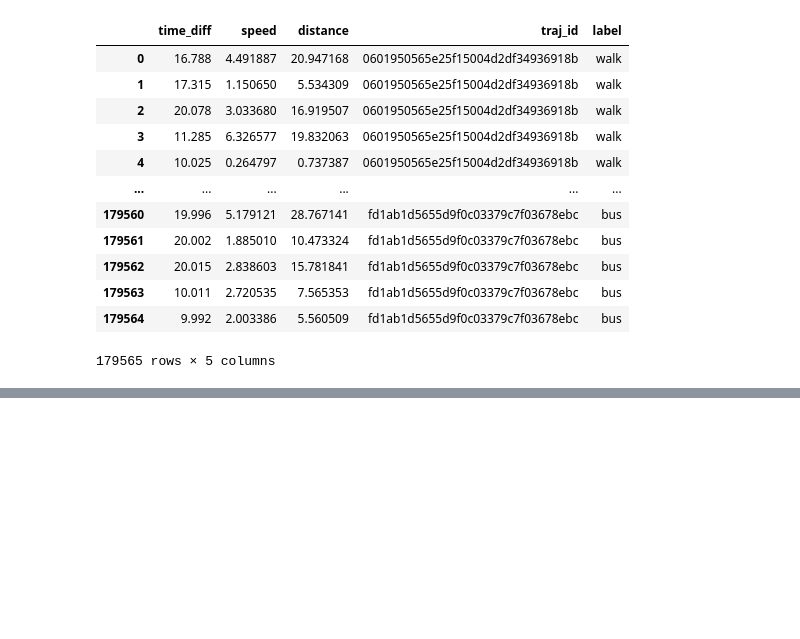
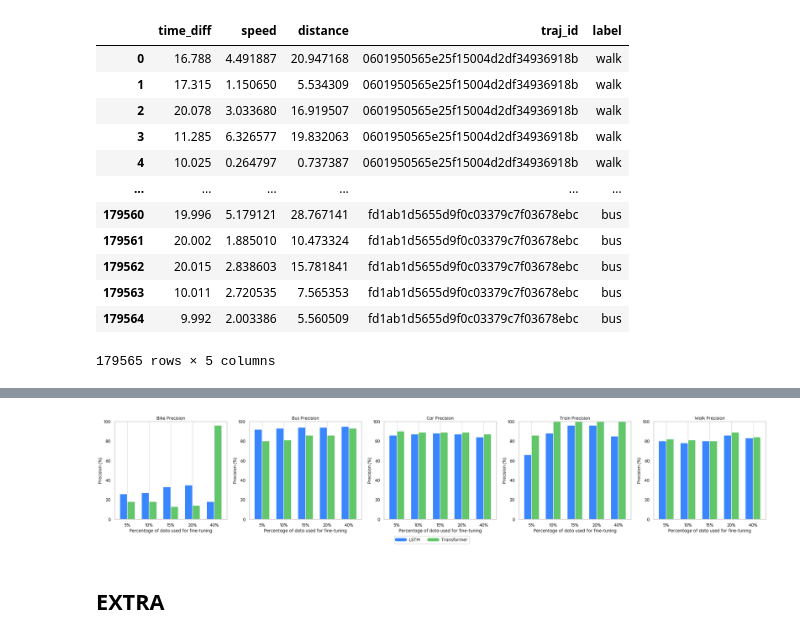
Before and after one commit to othmaneechc/SpeedTransformer, a Jupyter notebook: models/training_metrics/metrics.ipynb, the cells around one changed output, grey strips where cells are left out. Drawn from its saved outputs; the diff is of its cells as text; code cells hidden in the pictures; blank space fills up the shorter version.

```diff
--- a/models/training_metrics/metrics.ipynb
+++ b/models/training_metrics/metrics.ipynb
@@ -253,0 +471,80 @@ df
+# %%
+import seaborn as sns
+import numpy as np
+import matplotlib.pyplot as plt
+
+# Data for all labels across both models and data sizes
+labels = ['bike', 'bus', 'car', 'train', 'walk']
+data_sizes_perc = [5, 10, 15, 20, 40]  # percentage of data used
+data_sizes = [31, 62, 94, 125, 251]
+# Bar width and positions
+bar_width = 0.35
+index = np.arange(len(data_sizes))
+
+# Precision values for both models (LSTM and Transformer)
+lstm_precision = {
+    'bike': [26, 27, 33, 35, 18],
+    'bus': [92, 93, 94, 94, 95],
+    'car': [86, 87, 88, 87, 84],
+    'train': [66, 88, 96, 96, 85],
+    'walk': [80, 78, 80, 86, 83]
+}
+
+transformer_precision = {
+    'bike': [18, 18, 13, 14, 96],
+    'bus': [80, 81, 86, 86, 93],
+    'car': [90, 89, 89, 89, 87],
+    'train': [86, 100, 100, 100, 100],
+    'walk': [82, 81, 80, 89, 84]
+}
+
+# Define the colors and style
+colors = ['#3A86FF', '#62C66A']  # Blue for LSTM, Green for Transformer
+sns.set_theme(style="whitegrid",
+              palette=colors,
+              font="Quicksand Medium",
+              rc={
+                "grid.linewidth": 1,
+                "xtick.labelsize": 14,
+                "ytick.labelsize": 14,
+                "axes.titlesize": 14,
+                "axes.labelsize": 14,
+                "legend.frameon": True
+              },
+              context="talk")
+
+
+#  Plotting precision for each label with a single legend for the entire figure
+fig, axes = plt.subplots(1, 5, figsize=(30, 6))
+axes = axes.flatten()
+
+for idx, label in enumerate(labels):
+    axes[idx].bar(index - bar_width/2, lstm_precision[label], bar_width, color=colors[0])
+    axes[idx].bar(index + bar_width/2, transformer_precision[label], bar_width, color=colors[1])
+    axes[idx].set_title(f'{label.capitalize()} Precision')
+    axes[idx].set_xlabel('Percentage of data used for fine-tuning')
+    axes[idx].set_ylabel('Precision (%)')
+    axes[idx].set_xticks(index)
+    axes[idx].set_xticklabels([f"{perc}%" for size, perc in zip(data_sizes, data_sizes_perc)])
+    axes[idx].set_ylim(0, 100)
+    axes[idx].grid(axis='y')
+
+for ax in axes[len(labels):]:
+    ax.remove()
+
+# Creating a single legend for the entire figure at the bottom
+handles = [
+    plt.Line2D([0], [0], color=colors[0], lw=10, label='LSTM'),
+    plt.Line2D([0], [0], color=colors[1], lw=10, label='Transformer')
+]
+fig.legend(handles=handles, loc='lower center', ncol=2, fontsize=14)
+
+# Adjust layout to fit the legend properly
+plt.tight_layout(rect=[0, 0.05, 1, 1])
+save_path = f"finetuning_miniprogram_classes.png"
+plt.savefig(save_path, dpi=300, bbox_inches='tight')
+plt.show()
+# %% [output]
+[figure, added]
+# %% [markdown]
+## EXTRA
```
Also changed, not shown: parts of 12 cells of this notebook, 7 other files.
